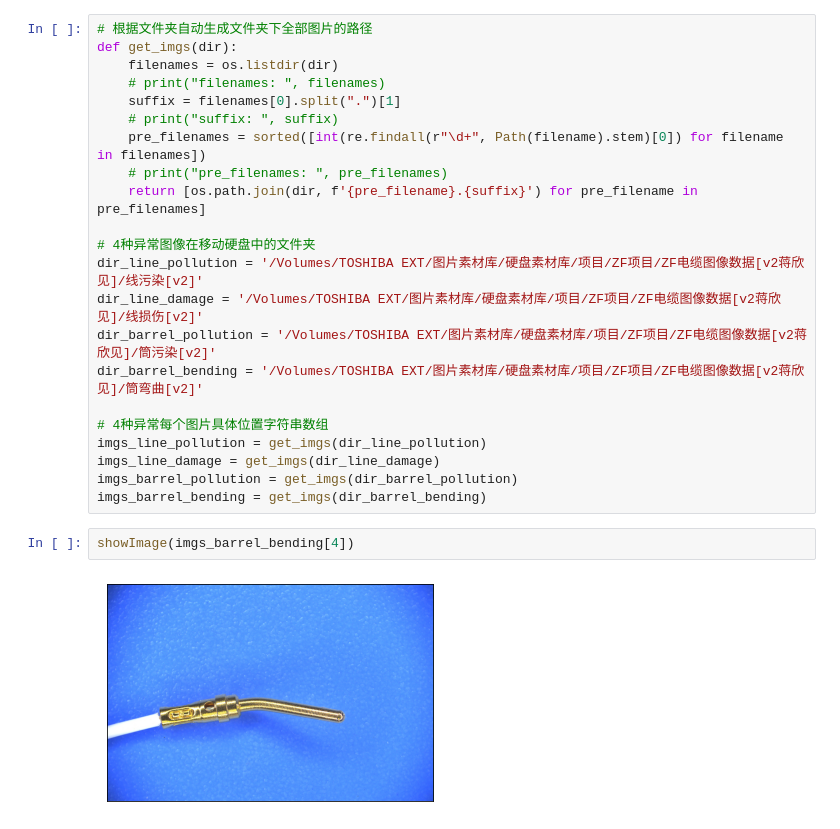
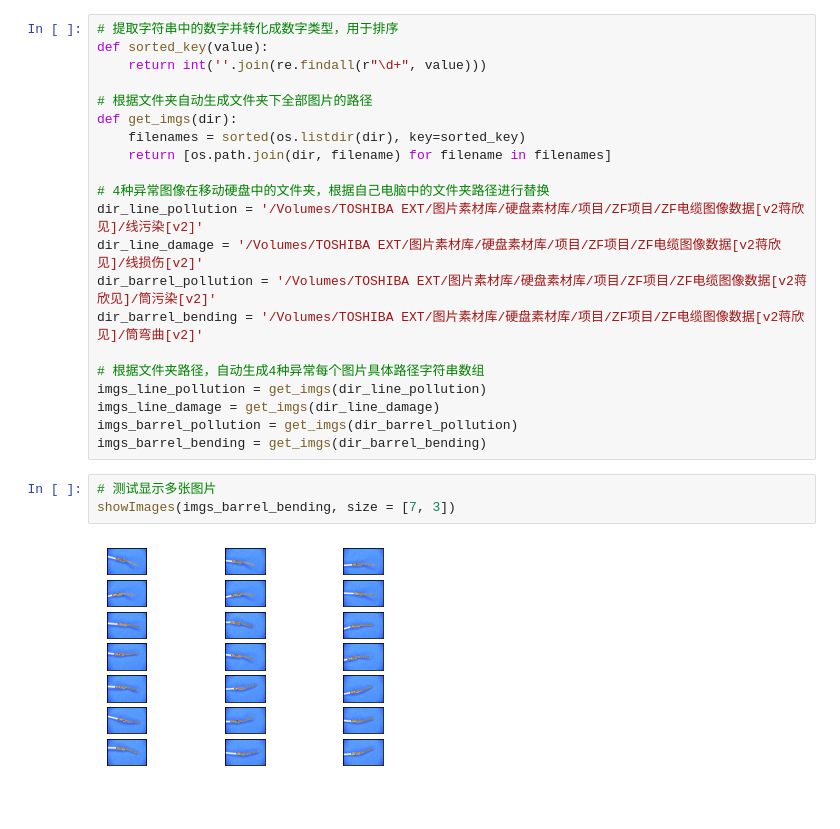
Before and after one commit to GarlicGo/Jupyter, a Jupyter notebook: Project/ZF/测试[v2]-22-07-28/数据验证.ipynb, the cells around one changed output. Cells and saved outputs as stored; diff of their text form.

```diff
--- a/Project/ZF/测试[v2]-22-07-28/数据验证.ipynb
+++ b/Project/ZF/测试[v2]-22-07-28/数据验证.ipynb
@@ -25,26 +28,26 @@ def showImage(image):
 # %%
+# 提取字符串中的数字并转化成数字类型，用于排序
+def sorted_key(value):
+    return int(''.join(re.findall(r"\d+", value)))
+
 # 根据文件夹自动生成文件夹下全部图片的路径
 def get_imgs(dir):
-    filenames = os.listdir(dir)
-    # print("filenames: ", filenames)
-    suffix = filenames[0].split(".")[1]
-    # print("suffix: ", suffix)
-    pre_filenames = sorted([int(re.findall(r"\d+", Path(filename).stem)[0]) for filename in filenames])
-    # print("pre_filenames: ", pre_filenames)
-    return [os.path.join(dir, f'{pre_filename}.{suffix}') for pre_filename in pre_filenames]
+    filenames = sorted(os.listdir(dir), key=sorted_key)
+    return [os.path.join(dir, filename) for filename in filenames]
 
-# 4种异常图像在移动硬盘中的文件夹
+# 4种异常图像在移动硬盘中的文件夹，根据自己电脑中的文件夹路径进行替换
 dir_line_pollution = '/Volumes/TOSHIBA EXT/图片素材库/硬盘素材库/项目/ZF项目/ZF电缆图像数据[v2蒋欣见]/线污染[v2]'
 dir_line_damage = '/Volumes/TOSHIBA EXT/图片素材库/硬盘素材库/项目/ZF项目/ZF电缆图像数据[v2蒋欣见]/线损伤[v2]'
 dir_barrel_pollution = '/Volumes/TOSHIBA EXT/图片素材库/硬盘素材库/项目/ZF项目/ZF电缆图像数据[v2蒋欣见]/筒污染[v2]'
 dir_barrel_bending = '/Volumes/TOSHIBA EXT/图片素材库/硬盘素材库/项目/ZF项目/ZF电缆图像数据[v2蒋欣见]/筒弯曲[v2]'
 
-# 4种异常每个图片具体位置字符串数组
+# 根据文件夹路径，自动生成4种异常每个图片具体路径字符串数组
 imgs_line_pollution = get_imgs(dir_line_pollution)
 imgs_line_damage = get_imgs(dir_line_damage)
 imgs_barrel_pollution = get_imgs(dir_barrel_pollution)
 imgs_barrel_bending = get_imgs(dir_barrel_bending)
-# %%
-showImage(imgs_barrel_bending[4])
-# %% [output]
-[figure, removed]
+# %%
+# 测试显示多张图片
+showImages(imgs_barrel_bending, size = [7, 3])
+# %% [output]
+[figure, added]
```
Also changed, not shown: parts of 2 cells of this notebook, 7 other files.
